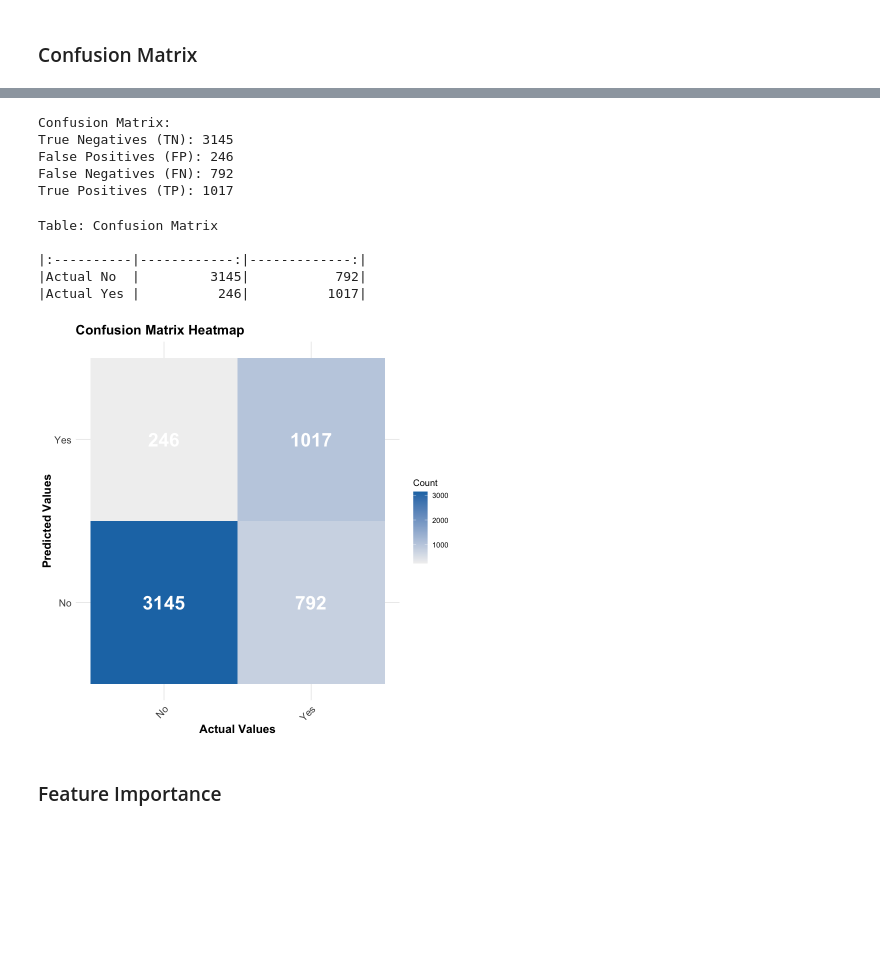
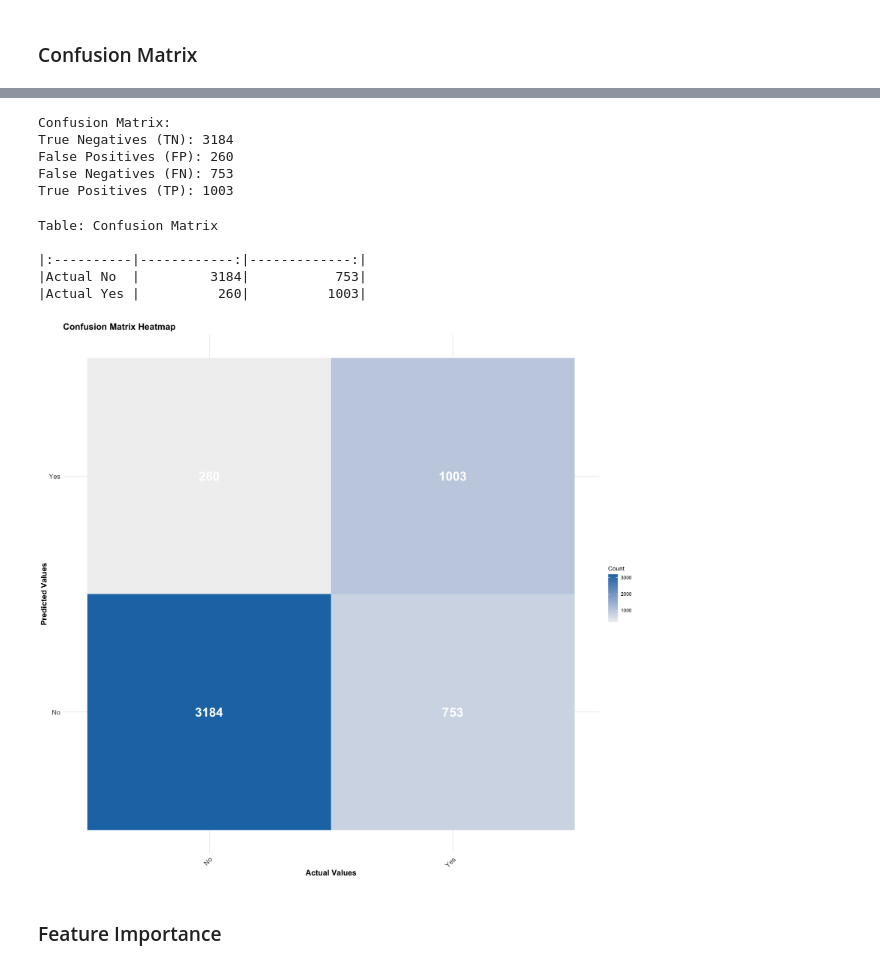
Before and after one commit to DSCI-310-2025/dsci-310-group-01, a Jupyter notebook: notebooks/animal_adoption_analysis.ipynb, the cells around one changed output, grey strips where cells are left out. Drawn from its saved outputs; the diff is of its cells as text; code cells hidden in the pictures; blank space fills up the shorter version.

Commit message:
add intake_type in model in .ipynb file

```diff
--- a/notebooks/animal_adoption_analysis.ipynb
+++ b/notebooks/animal_adoption_analysis.ipynb
@@ -610,10 +630,16 @@ colSums(is.na(longbeach_cleaned))
 # %% [markdown]
 #### Step 1: Splitting the Dataset
 # %%
+set.seed(123)
 train_index <- createDataPartition(longbeach_cleaned$adopted, p = 0.8, list = FALSE)
 train_data <- longbeach_cleaned[train_index, ]
 test_data <- longbeach_cleaned[-train_index, ]
 
+test_data$adopted <- factor(test_data$adopted, levels = levels(train_data$adopted))
+
+head(train_data)
+head(test_data)
+
 dim(train_data)
 dim(test_data)
 # %% [output]
@@ -643,7 +708,7 @@ The data is now balanced
 # %% [markdown]
 We will be using the random forest classifier, as it is good for classification problems, and it helps save time as we do not need to tune the model manually much. One disadvantage is that it is difficult to interpret.
 # %%
-rf_model <- randomForest(Class ~ animal_type + age + sex + intake_condition + season,
+rf_model <- randomForest(adopted ~ animal_type + age + sex + intake_condition + intake_type + season,
                          data = train_data_downsampled,
                          ntree = 100,
                          mtry = 2,
@@ -665,9 +730,9 @@ Yes  973 4083   0.1924446
 # %% [markdown]
 #### Using model to predict using testing data
 # %%
-rf_pred <- predict(rf_model, newdata = test_data)
-
-conf_matrix <- confusionMatrix(rf_pred, test_data$adopted)
+predictions <- predict(rf_model, test_data)
+predictions <- factor(predictions, levels = levels(test_data$adopted))
+conf_matrix <- confusionMatrix(predictions, test_data$adopted)
 print(conf_matrix)
 # %% [output]
 Confusion Matrix and Statistics
@@ -692,5 +775,5 @@ Prediction   No  Yes
 # %%
-conf_matrix <- confusionMatrix(rf_pred, test_data$adopted)
+conf_matrix <- confusionMatrix(predictions, test_data$adopted)
 
 TN <- conf_matrix$table[1, 1]  # True Negative
 FP <- conf_matrix$table[1, 2]  # False Positive
@@ -703,40 +786,41 @@ cat("False Positives (FP):", FP, "\n")
 cat("False Negatives (FN):", FN, "\n")
 cat("True Positives (TP):", TP, "\n")
 
 conf_matrix_df <- data.frame(
   "Predicted No" = c(TN, FP),
   "Predicted Yes" = c(FN, TP)
 )
 rownames(conf_matrix_df) <- c("Actual No", "Actual Yes")
 
+
 library(knitr)
 kable(conf_matrix_df, caption = "Confusion Matrix", format = "markdown", digits = 0)
 
 conf_matrix_ggplot <- as.data.frame(as.table(conf_matrix$table))
 colnames(conf_matrix_ggplot) <- c("Actual", "Predicted", "Count")
 
 ggplot(conf_matrix_ggplot, aes(Actual, Predicted, fill = Count)) +
   geom_tile() +
   geom_text(aes(label = Count), color = "white", size = 8, fontface = "bold") +
   scale_fill_gradient(low = "#f1f1f1", high = "#1f77b4") +  # Light gray to blue
   theme_minimal() +
   labs(title = "Confusion Matrix Heatmap", x = "Actual Values", y = "Predicted Values") +
   theme(axis.text.x = element_text(angle = 45, hjust = 1, size = 12),
         axis.text.y = element_text(size = 12),
         axis.title = element_text(size = 14, face = "bold"),
         plot.title = element_text(size = 16, face = "bold"))
 # %% [output]
 Confusion Matrix:
-True Negatives (TN): 3145
-False Positives (FP): 246
-False Negatives (FN): 792
-True Positives (TP): 1017
+True Negatives (TN): 3184
+False Positives (FP): 260
+False Negatives (FN): 753
+True Positives (TP): 1003
 Table: Confusion Matrix
 
 |:----------|------------:|-------------:|
-|Actual No  |         3145|           792|
-|Actual Yes |          246|          1017|
+|Actual No  |         3184|           753|
+|Actual Yes |          260|          1003|
-[figure, old version]
+[figure, new version]
 # %% [markdown]
 ### Feature Importance
 # %%
```
Also changed, not shown: parts of 12 cells of this notebook.
